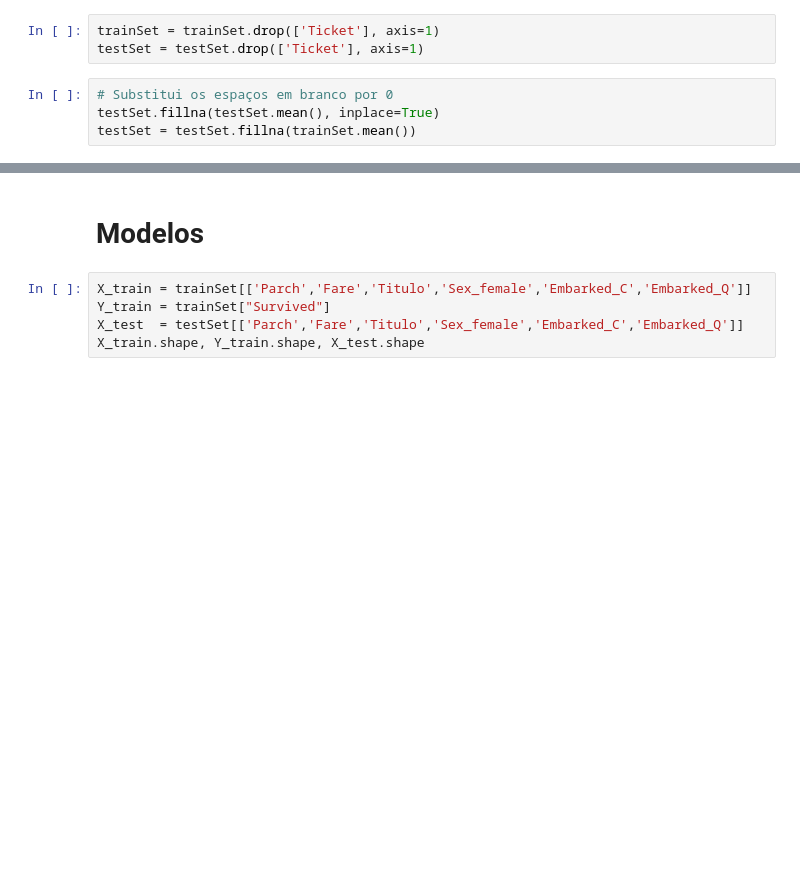
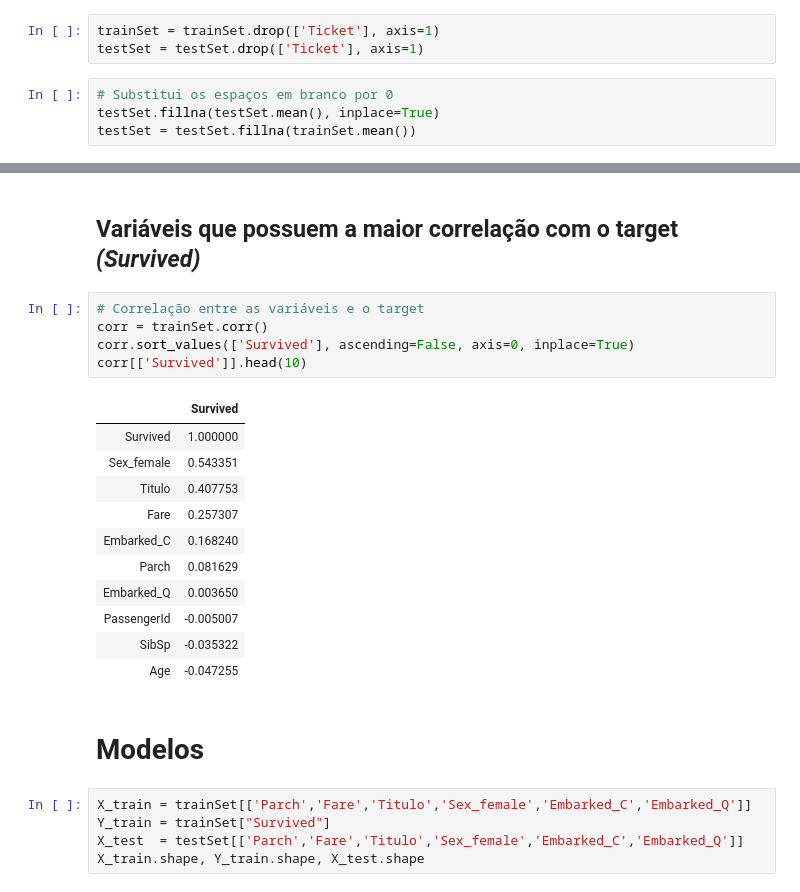
Before and after one commit to jucribo/kaggle_titanic, a Jupyter notebook: Titanic-v3.ipynb, the cells around one changed output, grey strips where cells are left out. Saved outputs shown, nothing was run; the diff lists cells and outputs as text; blank space fills up the shorter version.

```diff
--- a/Titanic-v3.ipynb
+++ b/Titanic-v3.ipynb
@@ -271,3 +258,22 @@ trainSet.corr()
+# %% [markdown]
+## Variáveis que possuem a maior correlação com o target <i> (Survived) <i>
+# %%
+# Correlação entre as variáveis e o target
+corr = trainSet.corr()
+corr.sort_values(['Survived'], ascending=False, axis=0, inplace=True)
+corr[['Survived']].head(10)
+# %% [output]
+|  | Survived |
+| Survived | 1.000000 |
+| Sex_female | 0.543351 |
+| Titulo | 0.407753 |
+| Fare | 0.257307 |
+| Embarked_C | 0.168240 |
+| Parch | 0.081629 |
+| Embarked_Q | 0.003650 |
+| PassengerId | -0.005007 |
+| SibSp | -0.035322 |
+| Age | -0.047255 |
 # %% [markdown]
 # Modelos
 # %%
```
Also changed, not shown: parts of 6 cells of this notebook.
